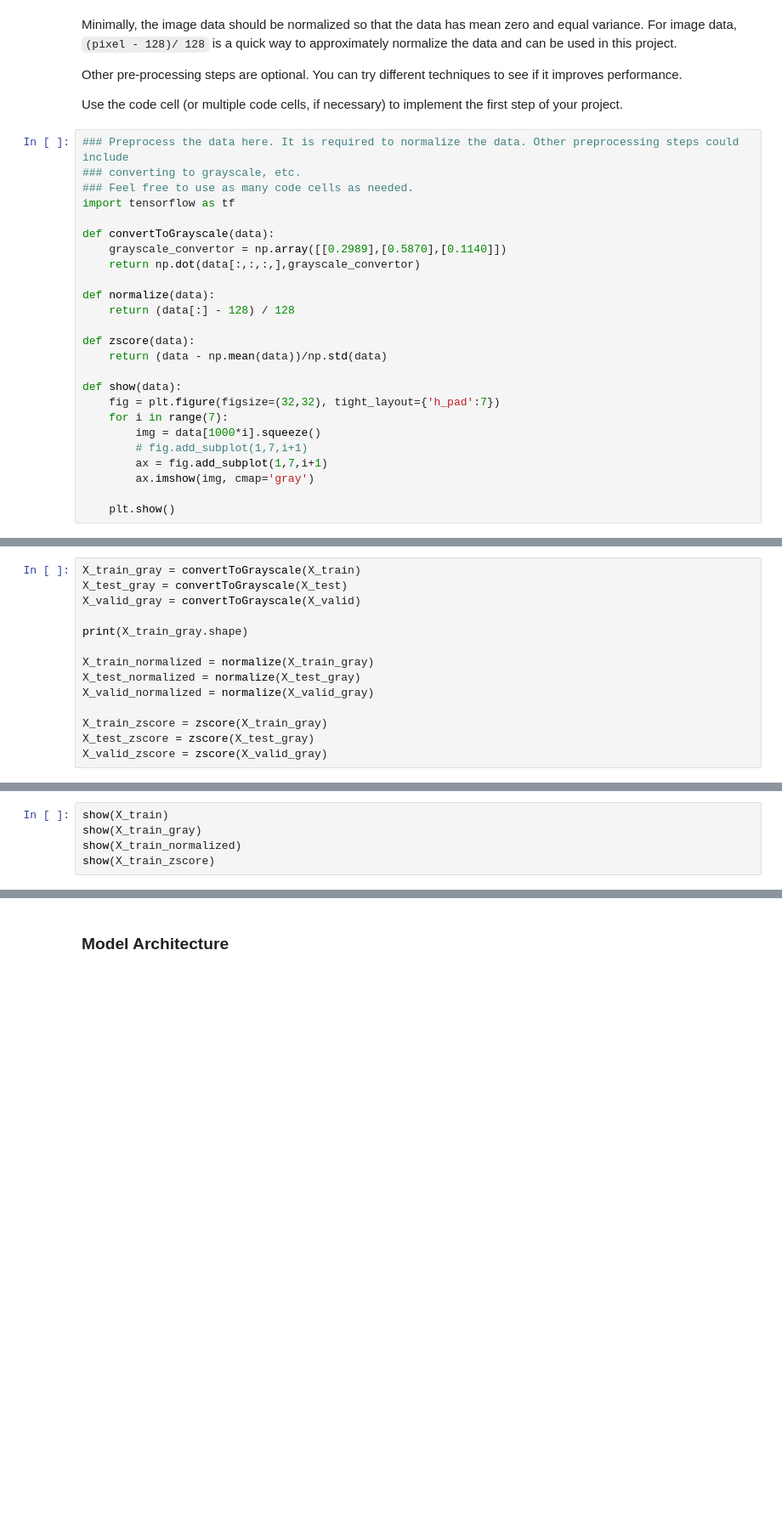
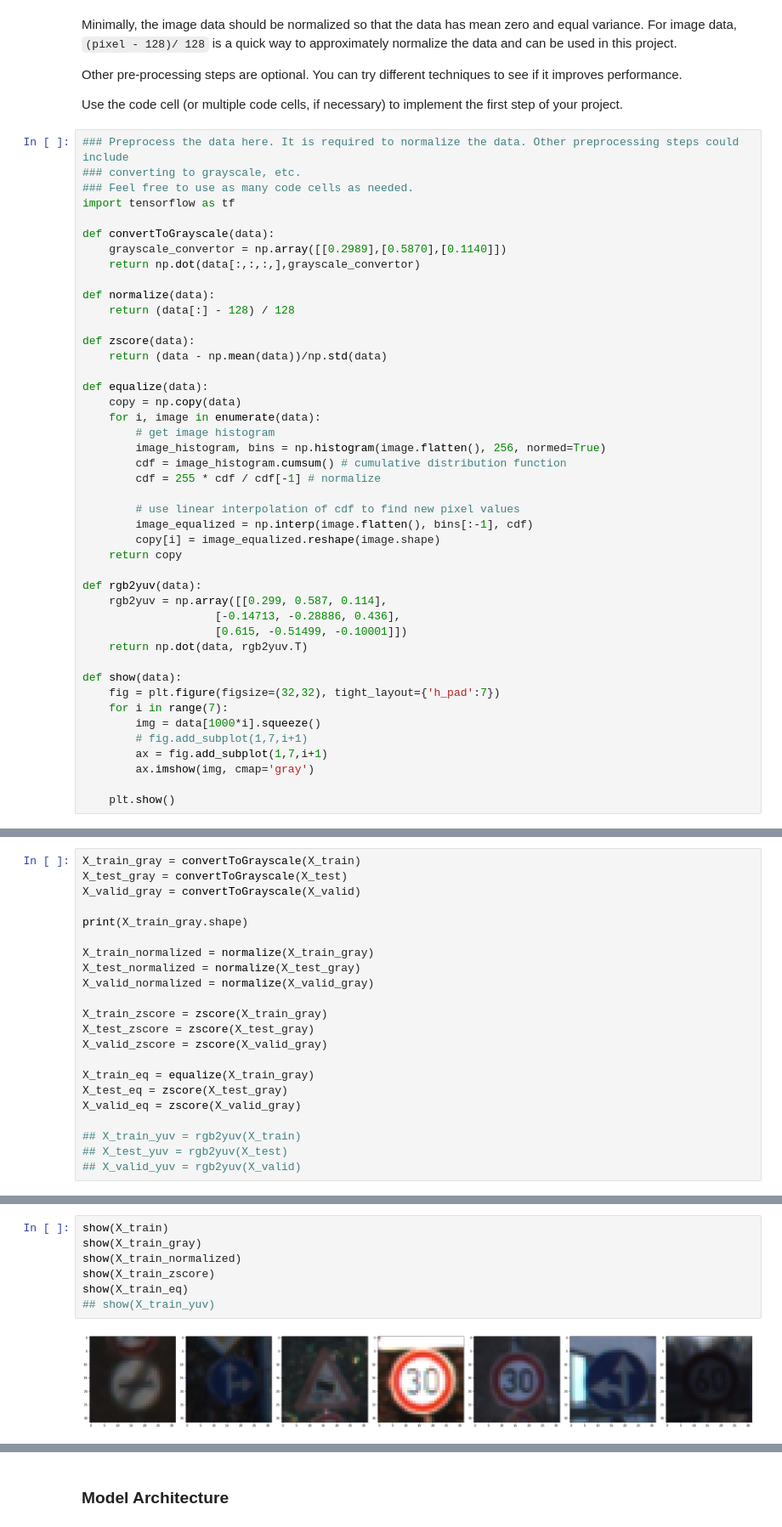
Before and after one commit to ferdy182/CarND-Traffic-Sign-Classifier-P2, a Jupyter notebook: Traffic_Sign_Classifier.ipynb, the cells around one changed output, grey strips where cells are left out. Shown: that part at 85% size. Saved outputs shown, nothing was run; the diff lists cells and outputs as text; blank space fills up the shorter version.

```diff
--- a/Traffic_Sign_Classifier.ipynb
+++ b/Traffic_Sign_Classifier.ipynb
@@ -176,6 +177,25 @@ def normalize(data):
 def zscore(data):
     return (data - np.mean(data))/np.std(data)
 
+def equalize(data):
+    copy = np.copy(data)
+    for i, image in enumerate(data):
+        # get image histogram
+        image_histogram, bins = np.histogram(image.flatten(), 256, normed=True)
+        cdf = image_histogram.cumsum() # cumulative distribution function
+        cdf = 255 * cdf / cdf[-1] # normalize
+
+        # use linear interpolation of cdf to find new pixel values
+        image_equalized = np.interp(image.flatten(), bins[:-1], cdf)
+        copy[i] = image_equalized.reshape(image.shape)
+    return copy
+
+def rgb2yuv(data):
+    rgb2yuv = np.array([[0.299, 0.587, 0.114],
+                    [-0.14713, -0.28886, 0.436],
+                    [0.615, -0.51499, -0.10001]])
+    return np.dot(data, rgb2yuv.T)
+
 def show(data):
     fig = plt.figure(figsize=(32,32), tight_layout={'h_pad':7})
     for i in range(7):
@@ -201,3 +219,11 @@ X_valid_normalized = normalize(X_valid_gray)
 X_train_zscore = zscore(X_train_gray)
 X_test_zscore = zscore(X_test_gray)
 X_valid_zscore = zscore(X_valid_gray)
+
+X_train_eq = equalize(X_train_gray)
+X_test_eq = zscore(X_test_gray)
+X_valid_eq = zscore(X_valid_gray)
+
+## X_train_yuv = rgb2yuv(X_train)
+## X_test_yuv = rgb2yuv(X_test)
+## X_valid_yuv = rgb2yuv(X_valid)
@@ -204,5 +232,9 @@ X_valid_zscore = zscore(X_valid_gray)
 # %%
 show(X_train)
 show(X_train_gray)
 show(X_train_normalized)
 show(X_train_zscore)
+show(X_train_eq)
+## show(X_train_yuv)
+# %% [output]
+[figure, added]
```
Also changed, not shown: parts of 9 cells of this notebook, 1 other file.
